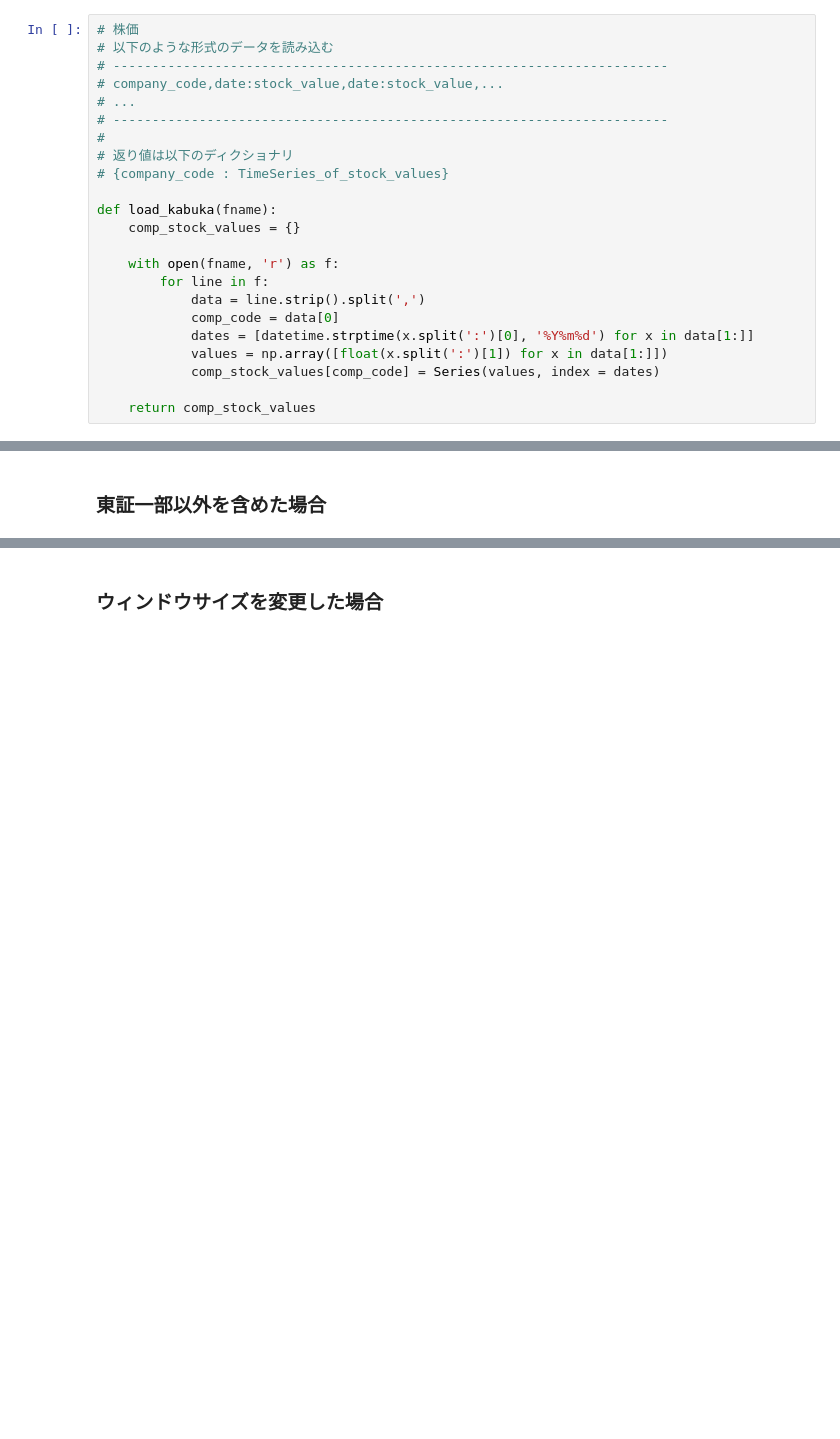
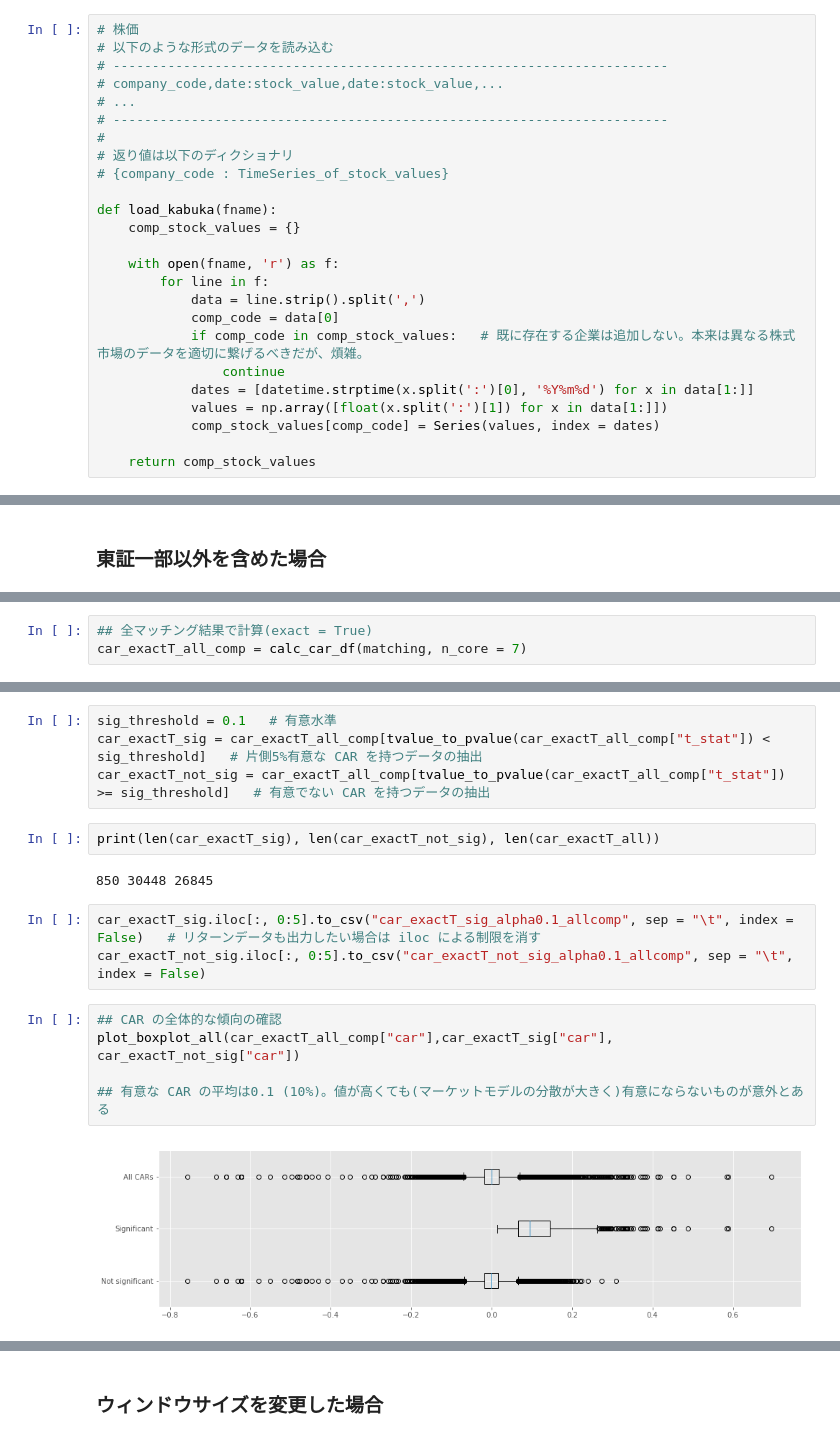
Before and after one commit to yoshihikosuzuki/ar_analysis, a Jupyter notebook: calc_car/1. Calculation and some plots on AR and CAR.ipynb, the cells around one changed output, grey strips where cells are left out. Drawn from its saved outputs; the diff is of its cells as text; blank space fills up the shorter version.

```diff
--- a/calc_car/1. Calculation and some plots on AR and CAR.ipynb
+++ b/calc_car/1. Calculation and some plots on AR and CAR.ipynb
@@ -59,6 +59,8 @@ def load_kabuka(fname):
         for line in f:
             data = line.strip().split(',')
             comp_code = data[0]
+            if comp_code in comp_stock_values:   # 既に存在する企業は追加しない。本来は異なる株式市場のデータを適切に繋げるべきだが、煩雑。
+                continue
             dates = [datetime.strptime(x.split(':')[0], '%Y%m%d') for x in data[1:]]
             values = np.array([float(x.split(':')[1]) for x in data[1:]])
             comp_stock_values[comp_code] = Series(values, index = dates)
@@ -542,0 +600,3 @@ plot_boxplot_among_types(car_exactT_sig)   # 下図、有意な PR
+# %%
+## 全マッチング結果で計算(exact = True)
+car_exactT_all_comp = calc_car_df(matching, n_core = 7)
@@ -542,0 +626,18 @@ plot_boxplot_among_types(car_exactT_sig)   # 下図、有意な PR
+# %%
+sig_threshold = 0.1   # 有意水準
+car_exactT_sig = car_exactT_all_comp[tvalue_to_pvalue(car_exactT_all_comp["t_stat"]) < sig_threshold]   # 片側5%有意な CAR を持つデータの抽出
+car_exactT_not_sig = car_exactT_all_comp[tvalue_to_pvalue(car_exactT_all_comp["t_stat"]) >= sig_threshold]   # 有意でない CAR を持つデータの抽出
+# %%
+print(len(car_exactT_sig), len(car_exactT_not_sig), len(car_exactT_all))
+# %% [output]
+850 30448 26845
+# %%
+car_exactT_sig.iloc[:, 0:5].to_csv("car_exactT_sig_alpha0.1_allcomp", sep = "\t", index = False)   # リターンデータも出力したい場合は iloc による制限を消す
+car_exactT_not_sig.iloc[:, 0:5].to_csv("car_exactT_not_sig_alpha0.1_allcomp", sep = "\t", index = False)
+# %%
+## CAR の全体的な傾向の確認
+plot_boxplot_all(car_exactT_all_comp["car"],car_exactT_sig["car"], car_exactT_not_sig["car"])
+
+## 有意な CAR の平均は0.1 (10%)。値が高くても(マーケットモデルの分散が大きく)有意にならないものが意外とある
+# %% [output]
+[figure, added]
```
Also changed, not shown: parts of 23 cells of this notebook, 12 other files.
